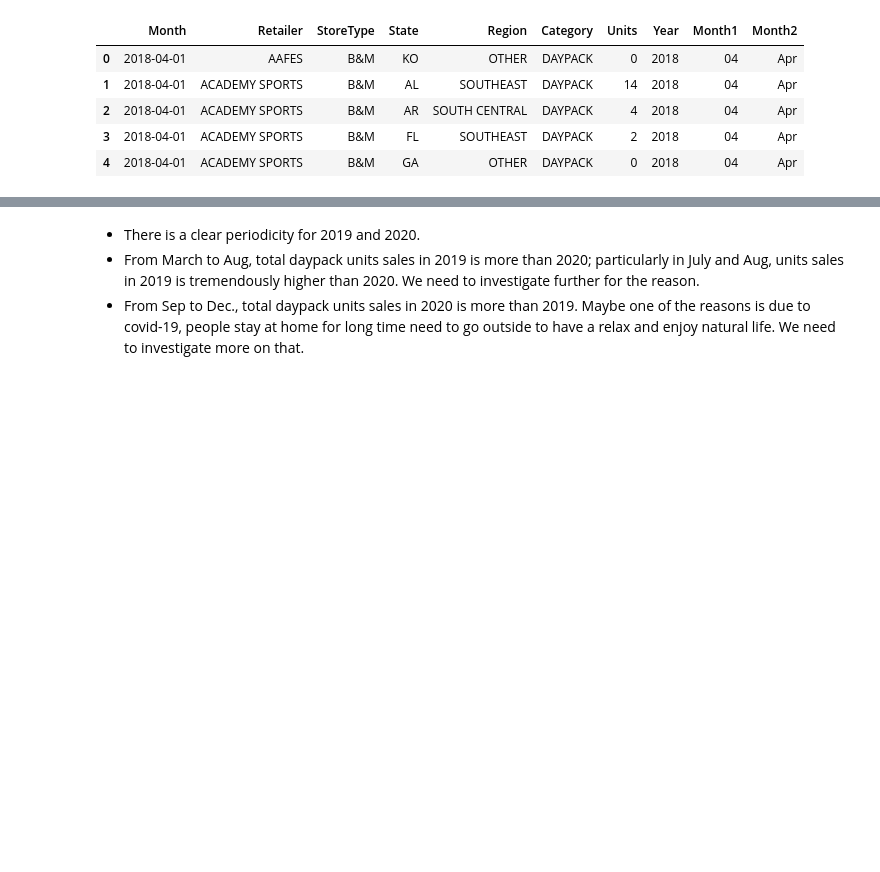
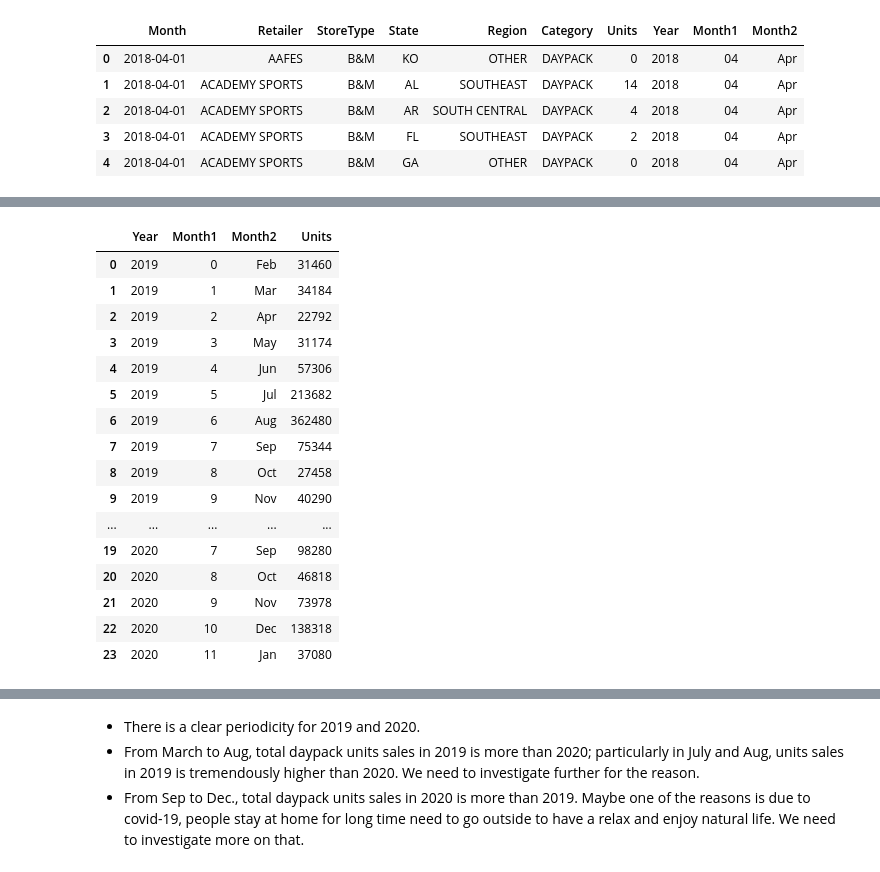
Before and after one commit to lstark85/Project1, a Jupyter notebook: starter_code.ipynb, the cells around one changed output, grey strips where cells are left out. Cells and saved outputs as stored; diff of their text form; code cells hidden in the pictures; blank space fills up the shorter version.

```diff
--- a/starter_code.ipynb
+++ b/starter_code.ipynb
@@ -85,13 +114,33 @@ df1.head()
 # %%
-df4_2019 = df1.groupby(['Year','Month1','Month2'])\
+df4_2019 = df1[(df1['Month']>='2019-01-01') & (df1['Month']<'2021-01-01')]\
+            .sort_values(['Year','Month1','Month2'])\
+            .groupby(['Year','Month1','Month2'], sort=False)\
                 .agg({'Units': 'sum'})\
                 .reset_index()
-df4_2019['Month1'] = df4_2019['Month1'].astype(int)
+df4_2019['Month1'] = df4_2019['Month1'].astype(int).apply(lambda x: (x + 10) % 12)
 df4_2019 = df4_2019.sort_values(['Year', 'Month1']).reset_index(drop=True)
-df4_2019
+
 labels = df4_2019[df4_2019['Year']=='2019']['Month2'].tolist()
 df_19 = df4_2019[df4_2019['Year']=='2019']['Units'].tolist()
 df_20 = df4_2019[df4_2019['Year']=='2020']['Units'].tolist()
+# %% [output]
+|  | Year | Month1 | Month2 | Units |
+| 0 | 2019 | 0 | Feb | 31460 |
+| 1 | 2019 | 1 | Mar | 34184 |
+| 2 | 2019 | 2 | Apr | 22792 |
+| 3 | 2019 | 3 | May | 31174 |
+| 4 | 2019 | 4 | Jun | 57306 |
+| 5 | 2019 | 5 | Jul | 213682 |
+| 6 | 2019 | 6 | Aug | 362480 |
+| 7 | 2019 | 7 | Sep | 75344 |
+| 8 | 2019 | 8 | Oct | 27458 |
+| 9 | 2019 | 9 | Nov | 40290 |
+| ... | ... | ... | ... | ... |
+| 19 | 2020 | 7 | Sep | 98280 |
+| 20 | 2020 | 8 | Oct | 46818 |
+| 21 | 2020 | 9 | Nov | 73978 |
+| 22 | 2020 | 10 | Dec | 138318 |
+| 23 | 2020 | 11 | Jan | 37080 |
 # %%
 x = np.arange(len(labels))  # the label locations
 width = 0.35  # the width of the bars
```
Also changed, not shown: parts of 5 cells of this notebook.
